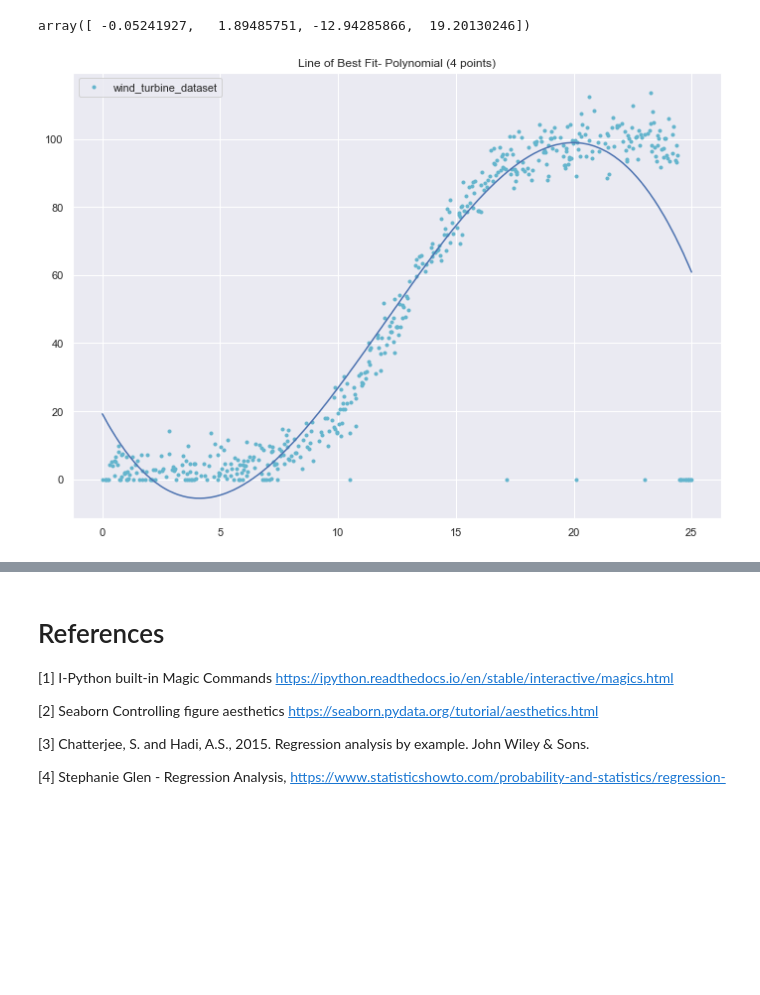
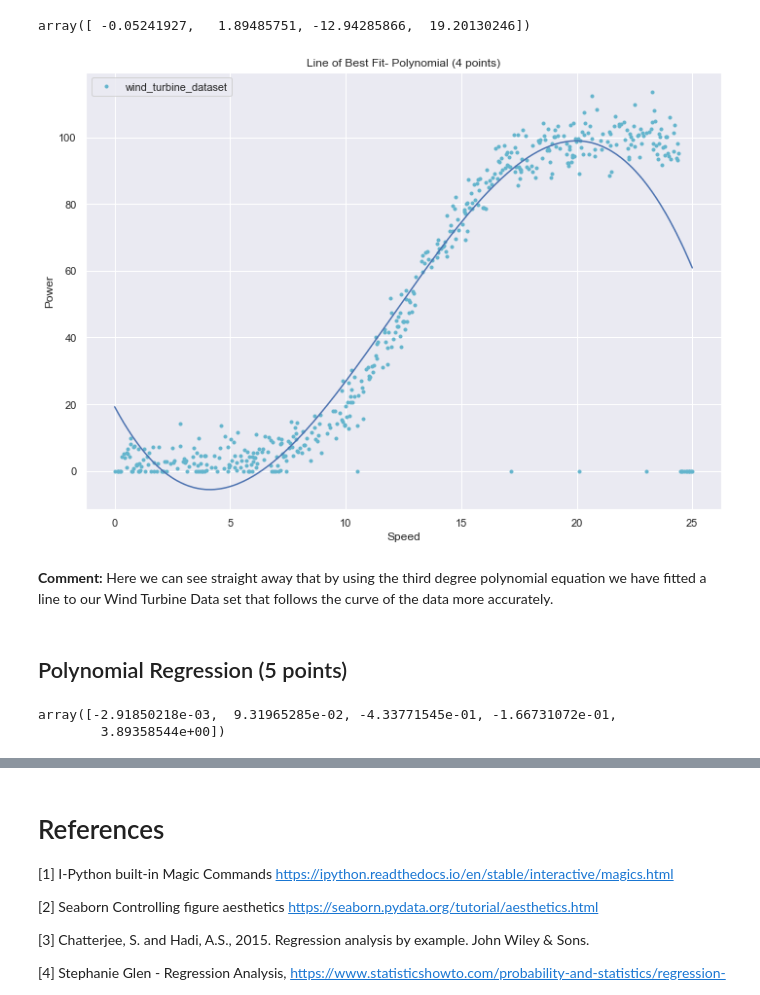
Before and after one commit to Deego88/FoDA_Project_2020, a Jupyter notebook: FoDA_Project_2020.ipynb, the cells around one changed output, grey strips where cells are left out. Cells and saved outputs as stored; diff of their text form; code cells hidden in the pictures; blank space fills up the shorter version.

Commit message:
completed Linear and Polynomial Regression Analysis for Project

```diff
--- a/FoDA_Project_2020.ipynb
+++ b/FoDA_Project_2020.ipynb
@@ -334,13 +340,27 @@ array([ -0.05241927,   1.89485751, -12.94285866,  19.20130246])
 x = wind_turbine_dataset["speed"]
 y2 = coeff4[0] * x**3 + coeff4[1] * x**2 + coeff4[2] * x + coeff4[3]
 # %%
-# Show the New Plot
+# Show the new line.
 
 plt.plot(wind_turbine_dataset["speed"], wind_turbine_dataset["power"], "c.", label= "wind_turbine_dataset")
 
 plt.plot(x, y2, "-")
 plt.title("Line of Best Fit- Polynomial (4 points)")
+plt.xlabel("Speed")
+plt.ylabel("Power")
 plt.legend()
 plt.show()
 # %% [output]
-[figure, old version]
+[figure, new version]
+# %% [markdown]
+**Comment:** Here we can see straight away that by using the third degree polynomial equation we have fitted a line to our Wind Turbine Data set that follows the curve of the data more accurately.
+# %% [markdown]
+## Polynomial Regression (5 points)
+# %%
+# Create the best fit coefficients (5 points).
+
+coeff5 = np.polyfit(wind_turbine_dataset["speed"], wind_turbine_dataset["power"], 4)
+coeff5
+# %% [output]
+array([-2.91850218e-03,  9.31965285e-02, -4.33771545e-01, -1.66731072e-01,
+        3.89358544e+00])
```
Also changed, not shown: parts of 32 cells of this notebook.
